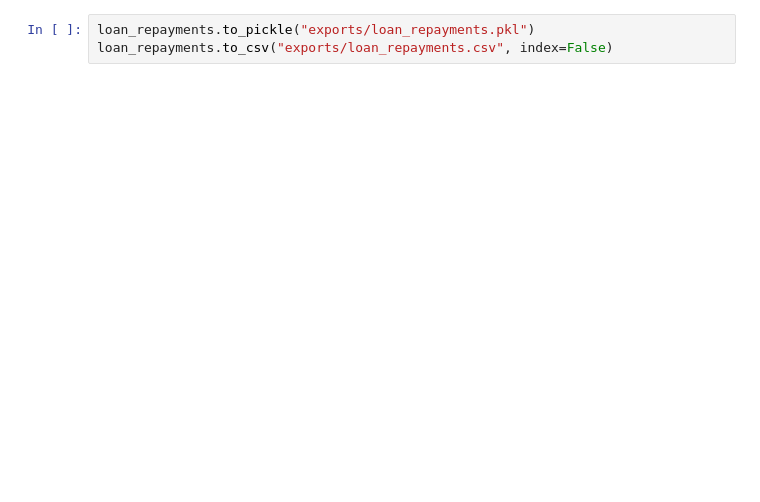
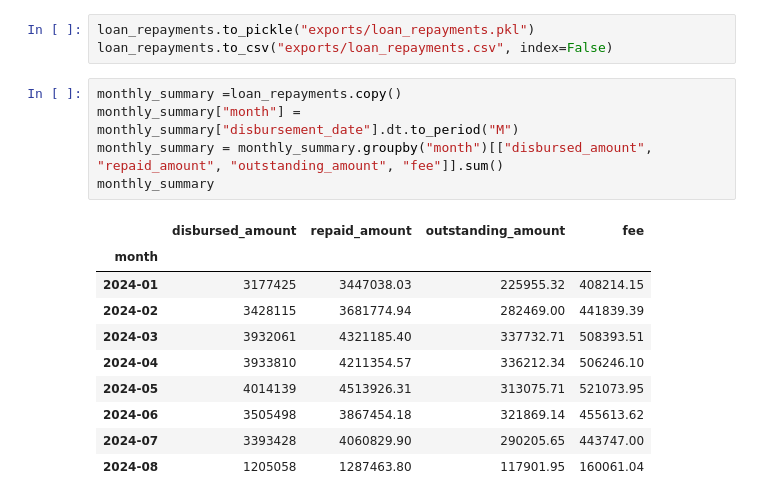
Before and after one commit to bizzfuzz/lending-assessment, a Jupyter notebook: 4 - analysis.ipynb, the cells around one changed output. Cells and saved outputs as stored; diff of their text form; blank space fills up the shorter version.

```diff
--- a/4 - analysis.ipynb
+++ b/4 - analysis.ipynb
@@ -195,3 +230,19 @@ loan_repayments
 # %%
 loan_repayments.to_pickle("exports/loan_repayments.pkl")
 loan_repayments.to_csv("exports/loan_repayments.csv", index=False)
+# %%
+monthly_summary =loan_repayments.copy()
+monthly_summary["month"] = monthly_summary["disbursement_date"].dt.to_period("M")
+monthly_summary = monthly_summary.groupby("month")[["disbursed_amount", "repaid_amount", "outstanding_amount", "fee"]].sum()
+monthly_summary
+# %% [output]
+|  | disbursed_amount | repaid_amount | outstanding_amount | fee |
+| month |  |  |  |  |
+| 2024-01 | 3177425 | 3447038.03 | 225955.32 | 408214.15 |
+| 2024-02 | 3428115 | 3681774.94 | 282469.00 | 441839.39 |
+| 2024-03 | 3932061 | 4321185.40 | 337732.71 | 508393.51 |
+| 2024-04 | 3933810 | 4211354.57 | 336212.34 | 506246.10 |
+| 2024-05 | 4014139 | 4513926.31 | 313075.71 | 521073.95 |
+| 2024-06 | 3505498 | 3867454.18 | 321869.14 | 455613.62 |
+| 2024-07 | 3393428 | 4060829.90 | 290205.65 | 443747.00 |
+| 2024-08 | 1205058 | 1287463.80 | 117901.95 | 160061.04 |
```
Also changed, not shown: parts of 8 cells of this notebook, 3 other files.
